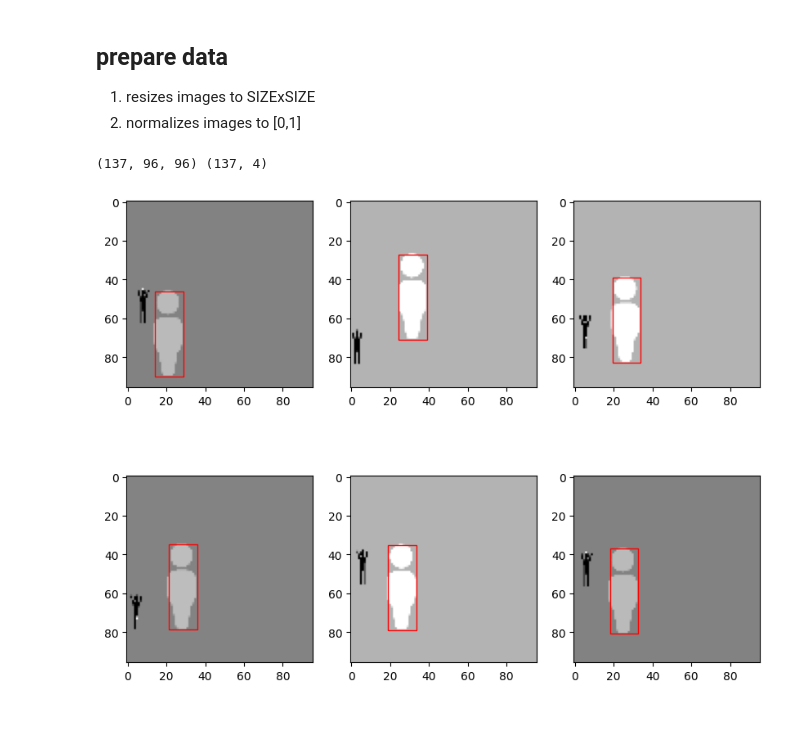
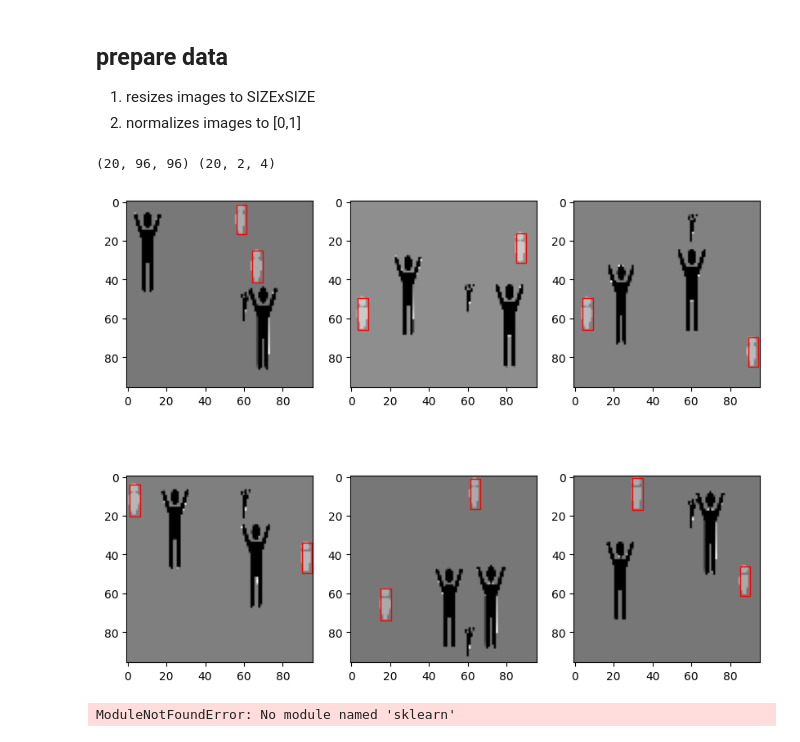
Before and after one commit to michalskibinski109/pygame_nn, a Jupyter notebook: prepare_data.ipynb, the cells around one changed output. Saved outputs shown, nothing was run; the diff lists cells and outputs as text; code cells hidden in the pictures.

Commit message:
updated chart

```diff
--- a/prepare_data.ipynb
+++ b/prepare_data.ipynb
@@ -39,29 +46,38 @@ X = np.array(X)
 # normalize
 X = X / 255.0
 
-y = y.reshape(-1, 4)
+
 
 print(X.shape, y.shape)
 # %% [output]
-(137, 96, 96) (137, 4)
+(20, 96, 96) (20, 2, 4)
 # %%
 fig, ax = plt.subplots(2, 3, figsize=(10, 8))
 images = np.random.choice(X.shape[0], 6)
 
 for i in range(2):
     for j in range(3):
-        rect = y[images[i * 3 + j]]
+        for r in range(y.shape[1]):
+            rect = y[images[i * 3 + j]]
+            ax[i, j].add_patch(
+                plt.Rectangle(
+                    (rect[r][0] * IMG_SIZE, rect[r][1] * IMG_SIZE),
+                    rect[r][2] * IMG_SIZE,
+                    rect[r][3] * IMG_SIZE,
+                    fill=False,
+                    color="red",
+                )
+            )
         ax[i, j].imshow(X[images[i * 3 + j]], cmap="gray")
-        ax[i, j].add_patch(
-            plt.Rectangle(
-                (rect[0] * IMG_SIZE, rect[1] * IMG_SIZE),
-                rect[2] * IMG_SIZE,
-                rect[3] * IMG_SIZE,
-                fill=False,
-                color="red",
-            )
-        )
 
 plt.show()
 # %% [output]
-[figure, old version]
+[figure, new version]
+# %%
+# split data into train and test
+
+
+X_train, X_test, y_train, y_test = train_test_split(X, y, test_size=0.2, random_state=42)
+print(X_train.shape, y_train.shape, X_test.shape, y_test.shape)
+# %% [output]
+ModuleNotFoundError: No module named 'sklearn'
```
Also changed, not shown: parts of 4 cells of this notebook.
